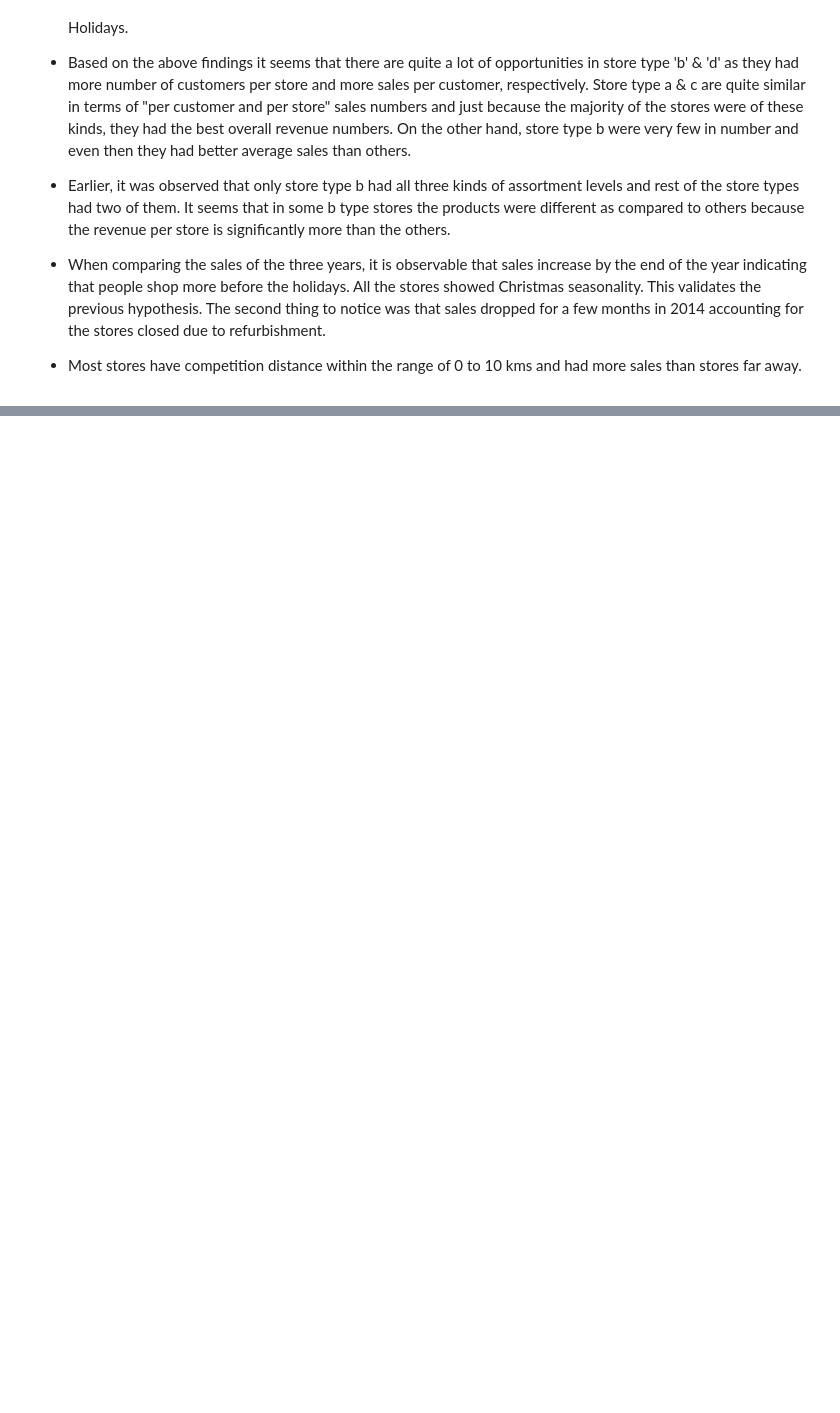
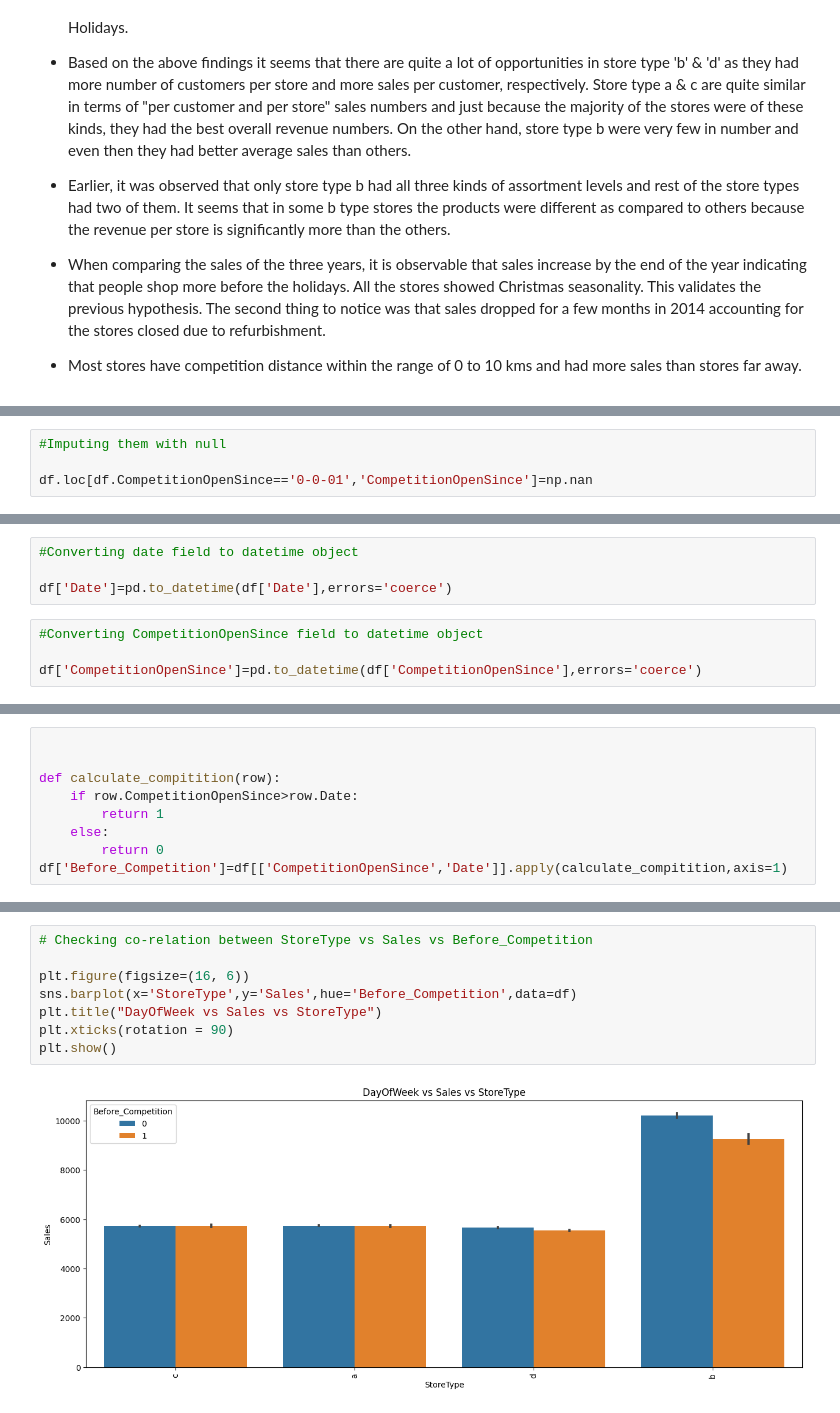
Before and after one commit to nandukamankar/regression-analysis, a Jupyter notebook: Copy_of_regression_analysis_on_rossmann_store_sales_by_nandu_final_.ipynb, the cells around one changed output, grey strips where cells are left out. Saved outputs shown, nothing was run; the diff lists cells and outputs as text; blank space fills up the shorter version.

```diff
--- a/Copy_of_regression_analysis_on_rossmann_store_sales_by_nandu_final_.ipynb
+++ b/Copy_of_regression_analysis_on_rossmann_store_sales_by_nandu_final_.ipynb
@@ -704,0 +747,4 @@ Some important conclusions drawn from the analysis are as follows:
+# %%
+#Imputing them with null
+
+df.loc[df.CompetitionOpenSince=='0-0-01','CompetitionOpenSince']=np.nan
@@ -704,0 +775,8 @@ Some important conclusions drawn from the analysis are as follows:
+# %%
+#Converting date field to datetime object
+
+df['Date']=pd.to_datetime(df['Date'],errors='coerce')
+# %%
+#Converting CompetitionOpenSince field to datetime object
+
+df['CompetitionOpenSince']=pd.to_datetime(df['CompetitionOpenSince'],errors='coerce')
@@ -704,0 +785,9 @@ Some important conclusions drawn from the analysis are as follows:
+# %%
+
+
+def calculate_compitition(row):
+    if row.CompetitionOpenSince>row.Date:
+        return 1
+    else:
+        return 0
+df['Before_Competition']=df[['CompetitionOpenSince','Date']].apply(calculate_compitition,axis=1)
@@ -704,0 +824,10 @@ Some important conclusions drawn from the analysis are as follows:
+# %%
+# Checking co-relation between StoreType vs Sales vs Before_Competition
+
+plt.figure(figsize=(16, 6))
+sns.barplot(x='StoreType',y='Sales',hue='Before_Competition',data=df)
+plt.title("DayOfWeek vs Sales vs StoreType")
+plt.xticks(rotation = 90)
+plt.show()
+# %% [output]
+[figure, added]
```
Also changed, not shown: parts of 37 cells of this notebook.
